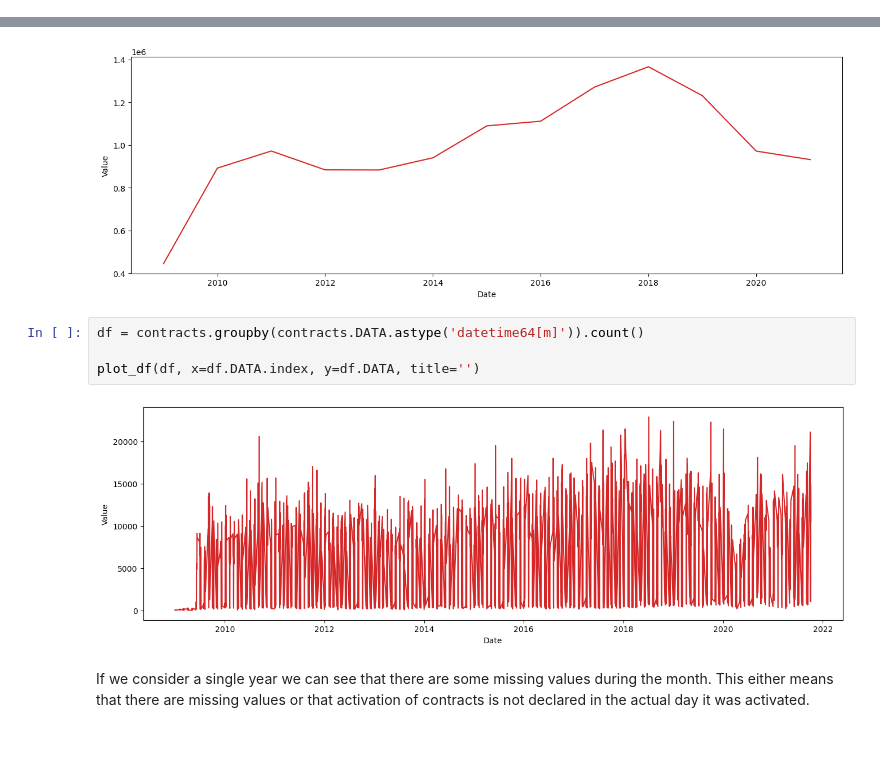
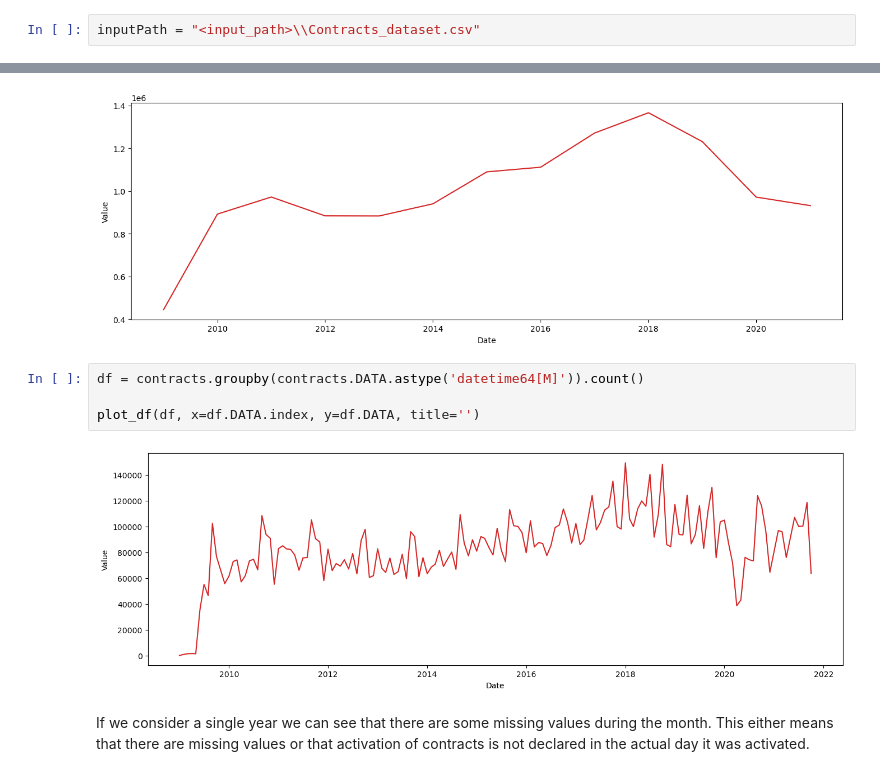
Before and after one commit to BruhZul/DataScienceLaboratory, a Jupyter notebook: Lab2/Analysis.ipynb, the cells around one changed output, grey strips where cells are left out. Saved outputs shown, nothing was run; the diff lists cells and outputs as text; blank space fills up the shorter version.

```diff
--- a/Lab2/Analysis.ipynb
+++ b/Lab2/Analysis.ipynb
@@ -20,3 +16,5 @@ inputPath = "C:\\Users\\rotol\\Downloads\\res\\Contracts_dataset.csv"
+# %%
+inputPath = "<input_path>\\Contracts_dataset.csv"
 # %%
 contracts = pd.read_csv(inputPath)
 contracts
@@ -205,11 +203,11 @@ plot_df(df, x=df.DATA.index, y=df.DATA, title='')
 # %% [output]
 [figure]
 # %%
-df = contracts.groupby(contracts.DATA.astype('datetime64[m]')).count()
+df = contracts.groupby(contracts.DATA.astype('datetime64[M]')).count()
 
 plot_df(df, x=df.DATA.index, y=df.DATA, title='')
 # %% [output]
-[figure, old version]
+[figure, new version]
 # %% [markdown]
 If we consider a single year we can see that there are some missing values during the month. This either means that there are missing values or that activation of contracts is not declared in the actual day it was activated.
 # %%
```
Also changed, not shown: parts of 2 cells of this notebook, 2 other files.
